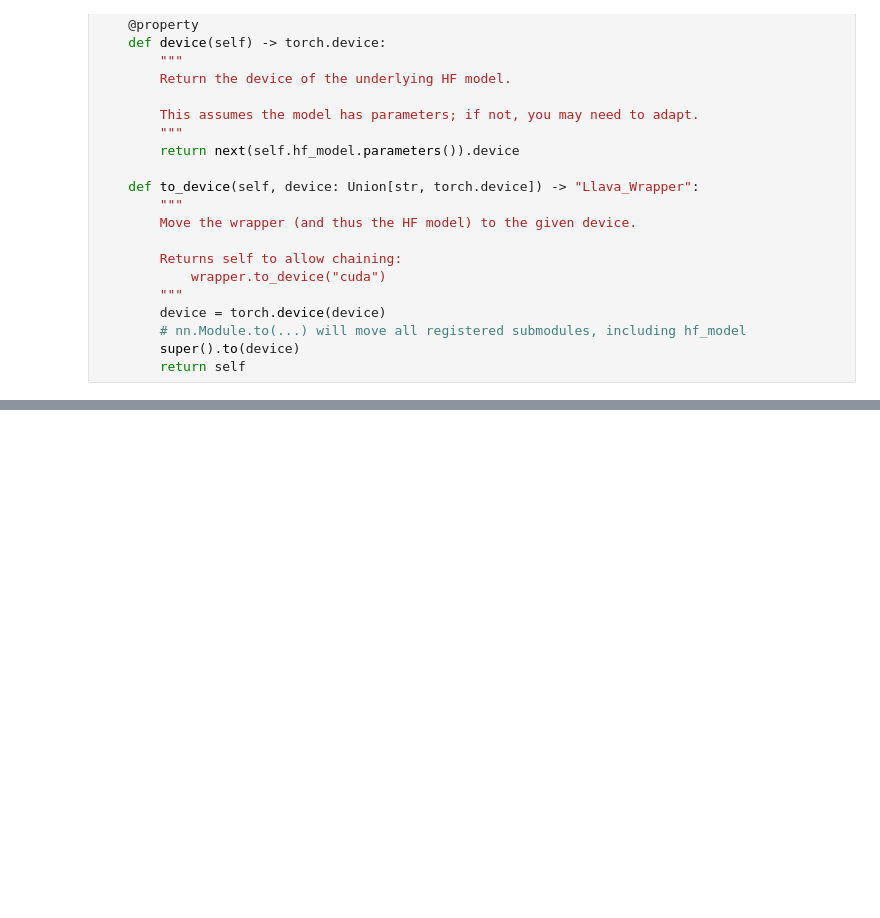
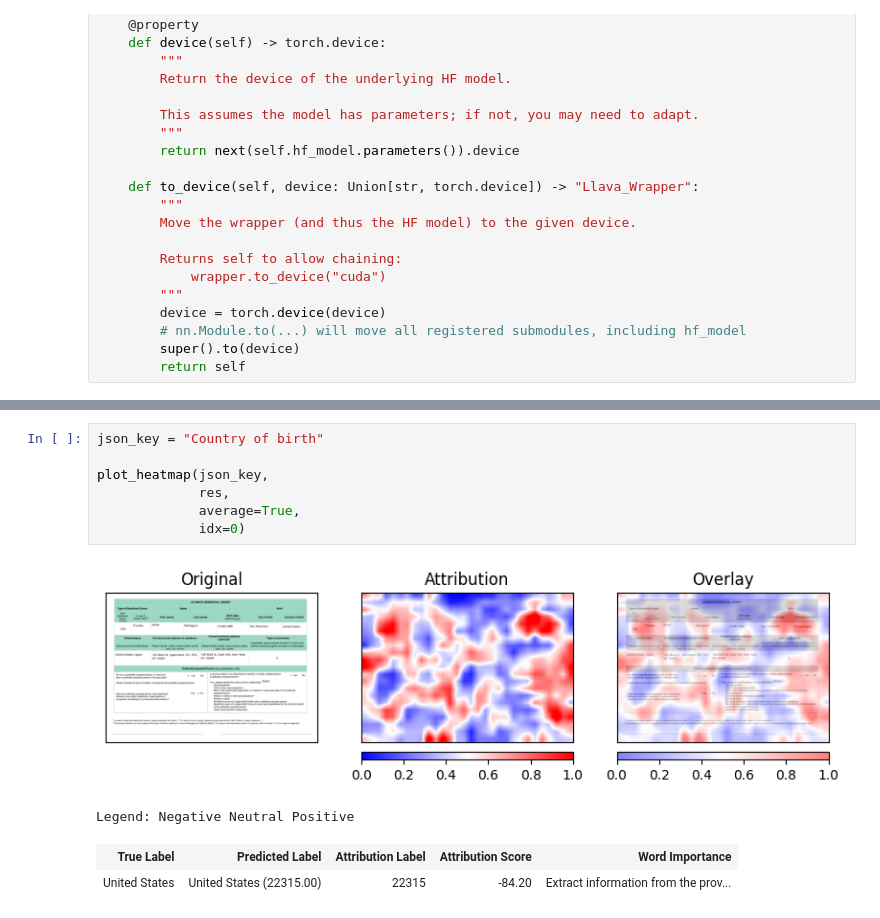
Before and after one commit to serval-uni-lu/xai-vdoc-benchmark, a Jupyter notebook: notebooks/test.ipynb, the cells around one changed output, grey strips where cells are left out. Saved outputs shown, nothing was run; the diff lists cells and outputs as text; blank space fills up the shorter version.

```diff
--- a/notebooks/test.ipynb
+++ b/notebooks/test.ipynb
@@ -4497,0 +5263,12 @@ model.forward()
+# %%
+json_key = "Country of birth"
+
+plot_heatmap(json_key,
+             res,
+             average=True,
+             idx=0)
+# %% [output]
+[figure, added]
+Legend: Negative Neutral Positive
+| True Label | Predicted Label | Attribution Label | Attribution Score | Word Importance |
+| United States | United States (22315.00) | 22315 | -84.20 | Extract information from the prov... |
```
Also changed, not shown: parts of 75 cells of this notebook.
